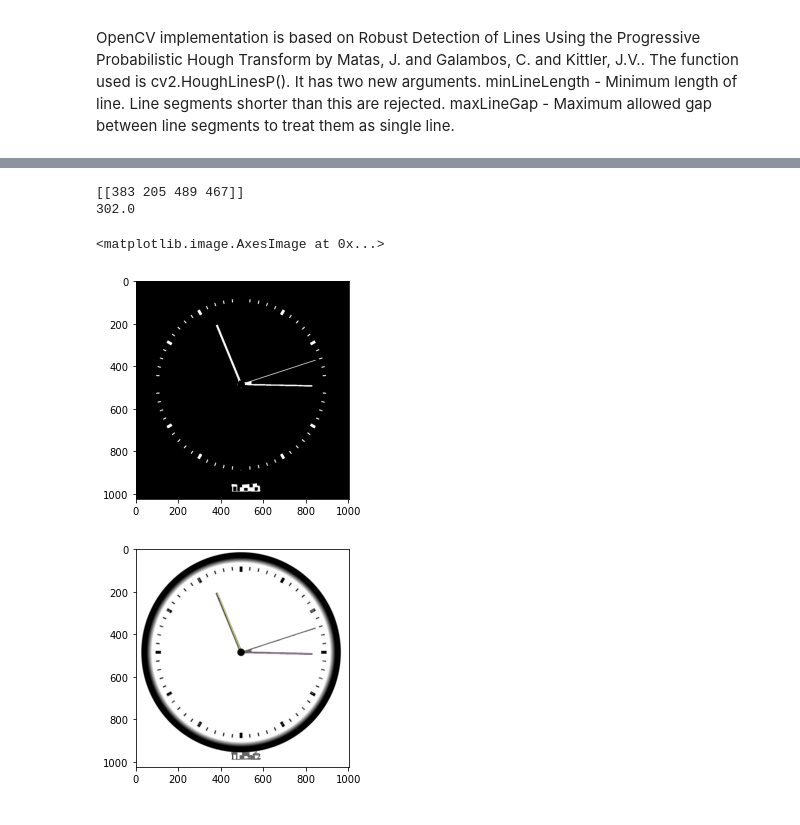
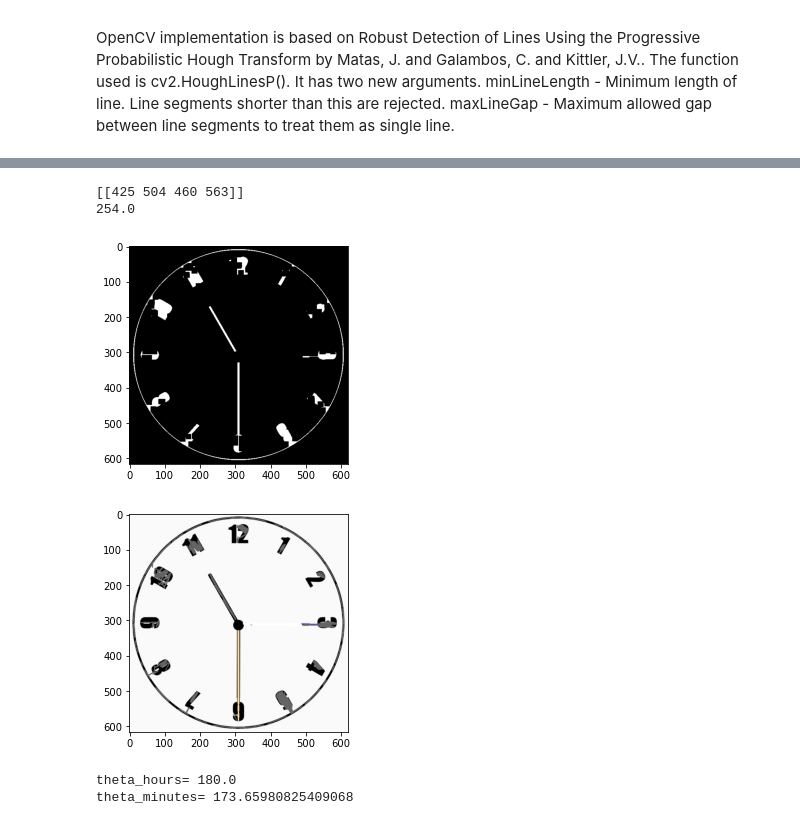
Before and after one commit to teodora-vaman/AnalogClock, a Jupyter notebook: AnalogClock_v1.ipynb, the cells around one changed output, grey strips where cells are left out. Saved outputs shown, nothing was run; the diff lists cells and outputs as text; code cells hidden in the pictures.

```diff
--- a/AnalogClock_v1.ipynb
+++ b/AnalogClock_v1.ipynb
@@ -34,14 +35,14 @@ OpenCV implementation is based on Robust Detection of Lines Using the Progressiv
 minLineLength - Minimum length of line. Line segments shorter than this are rejected.
 maxLineGap - Maximum allowed gap between line segments to treat them as single line.
 # %%
-img = cv.imread('clock2.png')
+img = cv.imread('clock6.jpg')
 gray_img = color.rgb2gray(img)
 edges = cv.Canny(img,100,200)
 
 plt.figure()
 plt.imshow(edges, cmap='gray')
 
-lines = cv.HoughLines(edges,1,np.pi/180,150)
+lines = cv.HoughLines(edges,1,np.pi/180,50)
 print(lines)
 for line in lines:
     for rho,theta in line:
@@ -88,14 +95,14 @@ plt.imshow(img, cmap='gray')
 def myFunc(e):
     return e['dist']
 # %%
-img = cv.imread('clock2.png')
+img = cv.imread('ceas1.jpg')
 gray_img = color.rgb2gray(img)
 edges = cv.Canny(img,100,200)
 kernel = np.ones((11,11),np.uint8)
-kernel1 = np.ones((12,12),np.uint8)
+kernel1 = np.ones((15,15),np.uint8)
 
 edges = cv.dilate(edges,kernel,iterations = 1)
-edges = cv2.erode(edges,kernel1,iterations = 1)
+edges = cv.erode(edges,kernel1,iterations = 1)
 
 plt.figure()
 plt.imshow(edges, cmap='gray')
@@ -143,36 +150,65 @@ cv.line(img,(xs1,ys1),(xs2,ys2),(255,255,100),2)
 
 width, height, ch = img.shape
 xcenter = int(width / 2)
 ycenter = int(height / 2)
 
-
 hour1 = abs(xcenter - xs1)
 hour2 = abs(xcenter - xs2)
 
 if(hour1 > hour2):
     xhour = xs1
     yhour = ys1
 else:
     xhour = xs2
     yhour = ys2
 
 
 min1 = abs(xcenter - xl1)
 min2 = abs(xcenter - xl2)
 
 if(min1 > min2):
     xmin = xl1
     ymin = yl1
 else:
     xmin = xl2
     ymin = yl2
 
 
 plt.figure()
 plt.imshow(img, cmap='gray')
+
+
+
+xminutes = xmin
+yminutes = ymin
+
+xhours = xhour
+yhours = yhour
 # %% [output]
-[[383 205 489 467]]
-302.0
+[[425 504 460 563]]
+254.0
-<matplotlib.image.AxesImage at 0x...>
-[figure, old version]
+[figure, new version]
-[figure, old version]
+[figure, new version]
+# %%
+#calculating theta for hours hand
+l1=math.sqrt(((xcenter-xhours)**2)+((ycenter-yhours)**2))
+l2=ycenter
+l3=math.sqrt(((xcenter-xhours)**2)+((0-yhours)**2))
+cos_theta_hours=(((l1)**2)+((l2)**2)-((l3)**2))/(2*(l1)*(l2))
+
+theta_hours_radian=math.acos(cos_theta_hours)
+theta_hours=math.degrees(theta_hours_radian)
+print('theta_hours=' ,theta_hours)
+
+#calculating theta for minutes hand
+len1=math.sqrt(((xcenter-xminutes)**2)+((ycenter-yminutes)**2))
+len2=ycenter
+len3=math.sqrt(((xcenter-xminutes)**2)+((0-yminutes)**2))
+cos_theta_minutes=(((len1)**2)+((len2)**2)-((len3)**2))/(2*(len1)*(len2))
+
+theta_minutes_radian=math.acos(cos_theta_minutes)
+theta_minutes=math.degrees(theta_minutes_radian)
+print('theta_minutes=' ,theta_minutes)
+# %% [output]
+theta_hours= 180.0
+theta_minutes= 173.65980825409068
```
Also changed, not shown: parts of 7 cells of this notebook, 8 other files.
